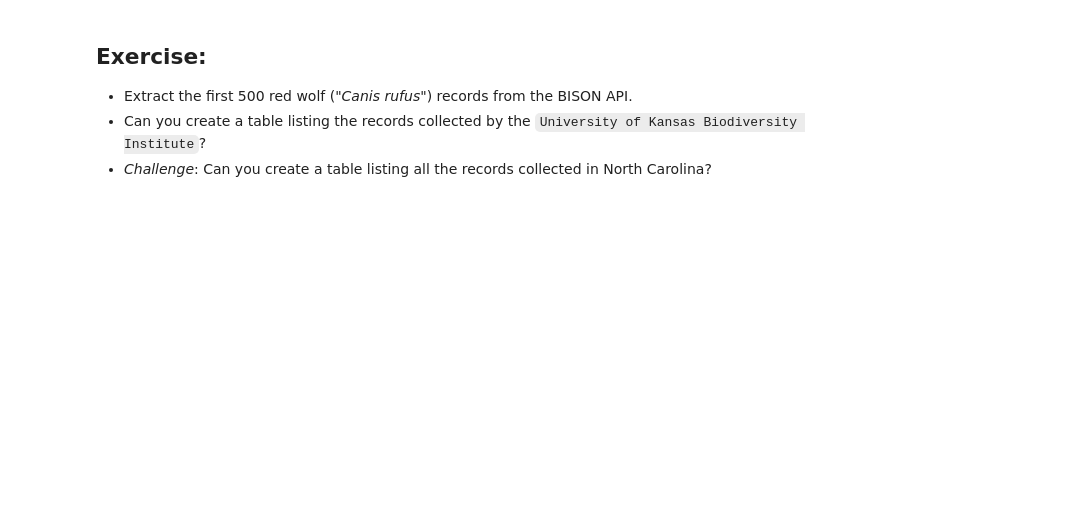
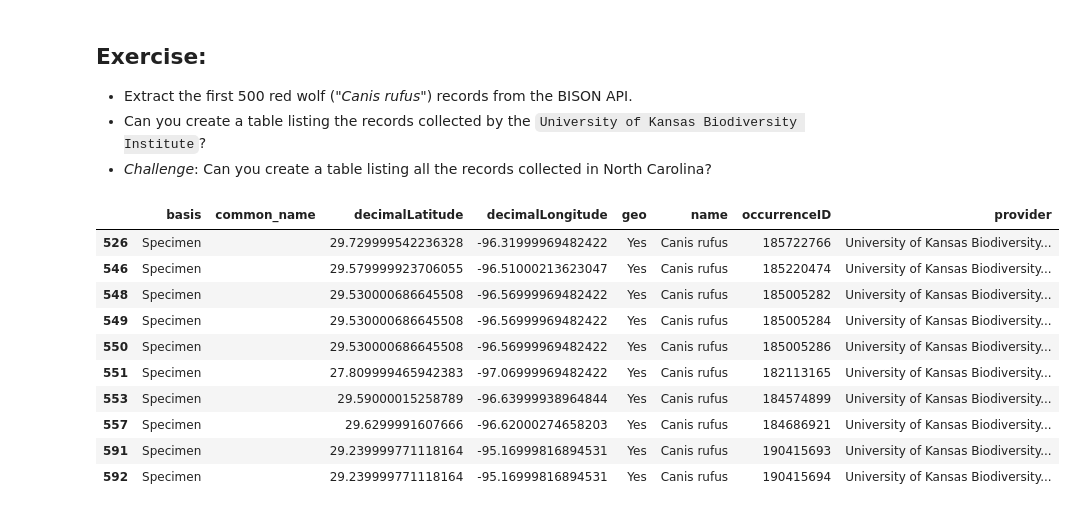
Before and after one commit to ectucker/UsingAPIs, a Jupyter notebook: 2a-Exploring-the-BISON-API.ipynb, the cells around one changed output. Cells and saved outputs as stored; diff of their text form; code cells hidden in the pictures; blank space fills up the shorter version.

```diff
--- a/2a-Exploring-the-BISON-API.ipynb
+++ b/2a-Exploring-the-BISON-API.ipynb
@@ -208,6 +208,42 @@ df.query("provider == 'Denver Museum of Nature & Science'")
 * Extract the first 500 red wolf (*"Canis rufus"*) records from the BISON API.
 * Can you create a table listing the records collected by the `University of Kansas Biodiversity Institute`?
 * *Challenge*: Can you create a table listing all the records collected in North Carolina?
+# %%
+#First, import the wonderful requests module
+import requests
+
+
+# Construct the service URL as two components: the service URL and the request parameters
+url = 'http://bison.usgs.gov/api/search.json'
+params = {'species':'Canis rufus',
+          'type':'scientific_name',
+          'start':'0',
+          'count':'1000'
+         }
+
+#Send the request to the server and store the response as a variable
+response = requests.get(url,params)
+
+#View the reponse in text format
+response.text
+
+import pandas as pd
+df = pd.DataFrame(data['data'])
+df.head()
+
+df.query("provider == 'University of Kansas Biodiversity Institute'")
+# %% [output]
+|  | basis | common_name | decimalLatitude | decimalLongitude | geo | name | occurrenceID | provider |
+| 526 | Specimen |  | 29.729999542236328 | -96.31999969482422 | Yes | Canis rufus | 185722766 | University of Kansas Biodiversity... |
+| 546 | Specimen |  | 29.579999923706055 | -96.51000213623047 | Yes | Canis rufus | 185220474 | University of Kansas Biodiversity... |
+| 548 | Specimen |  | 29.530000686645508 | -96.56999969482422 | Yes | Canis rufus | 185005282 | University of Kansas Biodiversity... |
+| 549 | Specimen |  | 29.530000686645508 | -96.56999969482422 | Yes | Canis rufus | 185005284 | University of Kansas Biodiversity... |
+| 550 | Specimen |  | 29.530000686645508 | -96.56999969482422 | Yes | Canis rufus | 185005286 | University of Kansas Biodiversity... |
+| 551 | Specimen |  | 27.809999465942383 | -97.06999969482422 | Yes | Canis rufus | 182113165 | University of Kansas Biodiversity... |
+| 553 | Specimen |  | 29.59000015258789 | -96.63999938964844 | Yes | Canis rufus | 184574899 | University of Kansas Biodiversity... |
+| 557 | Specimen |  | 29.6299991607666 | -96.62000274658203 | Yes | Canis rufus | 184686921 | University of Kansas Biodiversity... |
+| 591 | Specimen |  | 29.239999771118164 | -95.16999816894531 | Yes | Canis rufus | 190415693 | University of Kansas Biodiversity... |
+| 592 | Specimen |  | 29.239999771118164 | -95.16999816894531 | Yes | Canis rufus | 190415694 | University of Kansas Biodiversity... |
 # %%
 #First, import the wonderful requests module
 import requests
```
Also changed, not shown: parts of 2 cells of this notebook.
